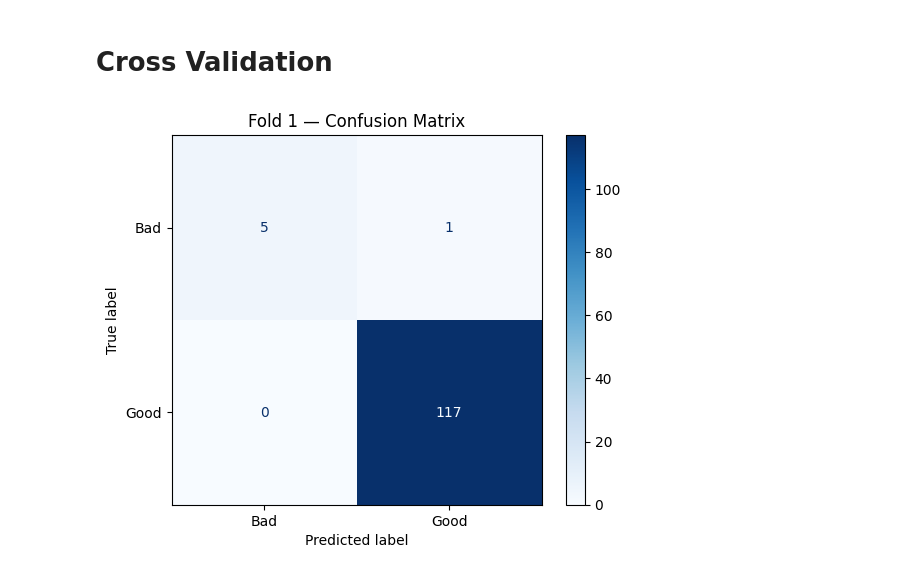
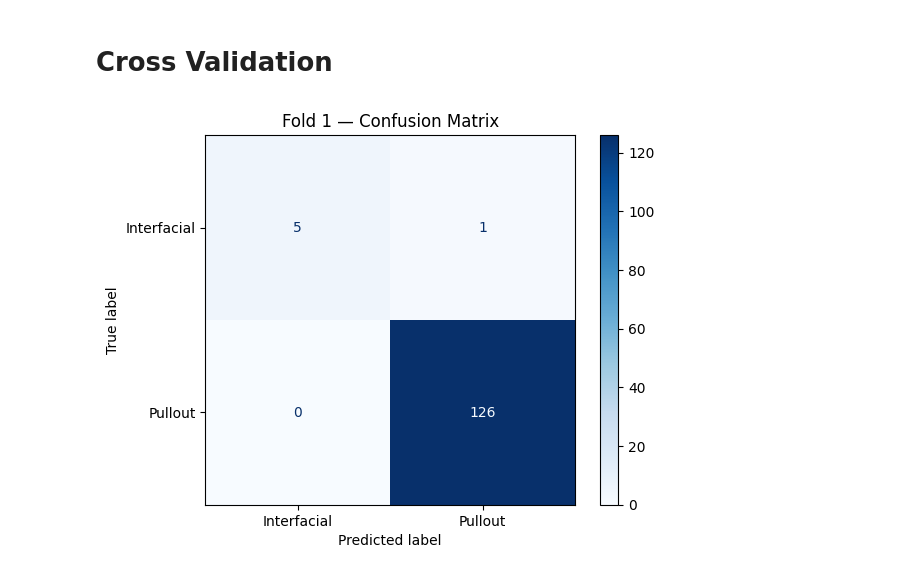
Before and after one commit to SamuelRusch/tabpfn-industrial-eval, a Jupyter notebook: 5_Approach_1__Classificator_Feature_Engineering.ipynb, the cells around one changed output. Cells and saved outputs as stored; diff of their text form; code cells hidden in the pictures.

```diff
--- a/5_Approach_1__Classificator_Feature_Engineering.ipynb
+++ b/5_Approach_1__Classificator_Feature_Engineering.ipynb
@@ -76,14 +78,30 @@ x_train.head(50)
 # %% [markdown]
 # Fit Model
 # %%
+
+
 if model == 'TabPFNClassifier':
     # Target value
 
     classifier = TabPFNClassifier()
 
-    classifier.fit(x_train,y_train)
+    classifier.fit(x_train_scale,y_train)
 
-    predictions = classifier.predict(x_dev)
+    predictions = classifier.predict(x_dev_scale)
+
+elif model == 'RandomForest':
+    # Target value
+
+    # Set the parameters for the Random Forest model
+    params = {
+            'n_estimators': 20,
+            'max_depth': 11,
+            'min_samples_split': 5,
+            'min_samples_leaf': 5,
+            'random_state': 42,
+    }
+
+    predictions = RandomForestClassifier(**params).fit(x_train_scale, y_train).predict(x_dev_scale)
 # %% [markdown]
 # Check Validation Data
 # %%
@@ -118,43 +136,88 @@ F1 Score: 0.6557971014492754
 # %% [markdown]
 # Cross Validation
 # %%
+from random import randint
+
+
 cross_df = pd.read_csv("data/train_dev_data.csv")
 
 skf = StratifiedKFold(n_splits=3, shuffle=True, random_state=42)
+
+mapping = {
+    "Explode": "Pullout",
+    "Good": "Pullout",
+    "Bad": "Interfacial"
+}
+
+def apply_mapping(arr):
+    return np.array([mapping[x] for x in arr])
 
 
 mean_list = []
 
 for fold, (train_index, val_index) in enumerate(skf.split(cross_df["Sample ID"], cross_df["Category"])):
     x_tr, y_tr = get_features_and_target(cross_df.iloc[train_index], target_column)
     x_val, y_val = get_features_and_target(cross_df.iloc[val_index], target_column)
 
-    x_tr['Interfacial_Failure'] = compute_interfacial_failure(x_tr)
-    x_tr['Pullout_Failure'] = compute_pullout_failure(x_tr)
-    x_val['Interfacial_Failure'] = compute_interfacial_failure(x_val)
-    x_val['Pullout_Failure'] = compute_pullout_failure(x_val)
+    y_tr = apply_mapping(y_tr)
+    y_val = apply_mapping(y_val)
 
-    # Predict probabilities (optional)
-    prediction_probabilities = classifier.predict_proba(x_val)
+    x_tr_scale = sc.fit_transform(X=x_tr)
+    x_val_scale = sc.transform(x_val)
 
-    # Predict labels
-    predictions = classifier.predict(x_val)
+    if model == 'XGBoost':
+        dtrain = xgb.DMatrix(x_tr_scale, label=y_tr)
+        dval = xgb.DMatrix(x_val_scale, label=y_val)
 
-    f1 = f1_score(y_val, predictions, average="macro")
+        params = {
+            'objective': 'reg:squarederror',
+            'max_depth': 1,
+            'eta': 0.57,
+            'eval_metric': 'rmse'
+        }
+
+        num_boost_round = 20
+        bst = xgb.train(params, dtrain, num_boost_round)
+
+        preds = bst.predict(dval)
+
+    elif model == 'RandomForest':
+
+        params = {
+            'n_estimators': 100,
+            'max_depth': 2,
+            'min_samples_split': 2,
+            'min_samples_leaf': 1,
+            'max_features': "sqrt",
+        }
+
+        classifier = RandomForestClassifier(**params)
+        classifier.fit(x_tr_scale, y_tr)
+
+        preds = classifier.predict(x_val_scale)
+
+    elif model == 'TabPFN':
+        classifier = TabPFNClassifier()
+        classifier.fit(x_tr, y_tr)
+
+        preds = classifier.predict(x_val)
+
+
+    f1 = f1_score(y_val, preds, average="macro")
+
 
     mean_list.append(f1)
 
     # Plot classification results for this fold
     plot_visualizer_classification(
         y_true=y_val,
-        y_pred=predictions,
-        class_labels=["Bad", "Good"],
+        y_pred=preds,
+        class_labels=["Interfacial", "Pullout"],
         title=f"Fold {fold+1} — Confusion Matrix"
     )
 
 f1_mean = np.mean(mean_list)
 # Final Evaluation over all Folds
-
 print("F1 Score:", f1_mean)
 # %% [output]
-[figure, old version]
+[figure, new version]
```
Also changed, not shown: parts of 11 cells of this notebook, 6 other files.
